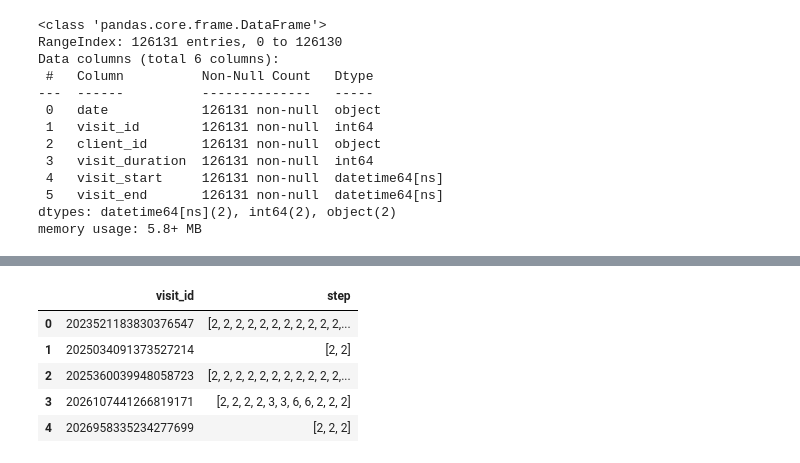
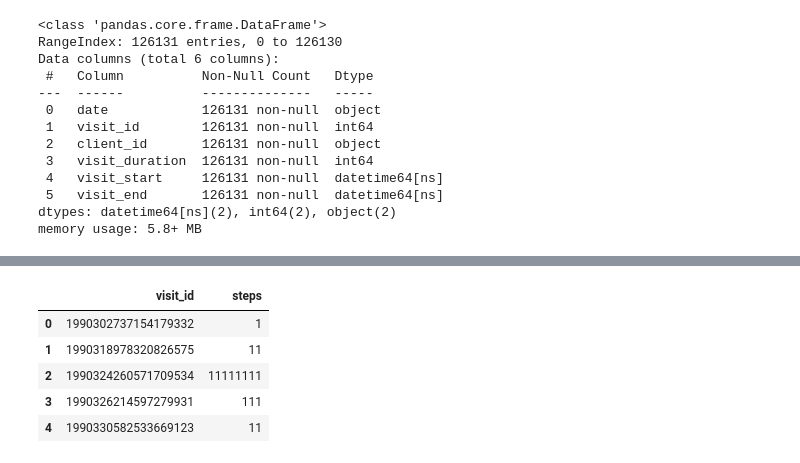
Before and after one commit to kbzunder/connectors, a Jupyter notebook: megafon.ipynb, the cells around one changed output, grey strips where cells are left out. Drawn from its saved outputs; the diff is of its cells as text; code cells hidden in the pictures.

```diff
--- a/megafon.ipynb
+++ b/megafon.ipynb
@@ -274,5 +321,5 @@ memory usage: 11.3+ MB
 # %%
-data['step'] = data['step'].astype('int')
+data['steps'] = data['steps'].astype('int')
 # %%
 data.tail()
 # %% [output]
@@ -285,3 +332,8 @@ data.tail()
+# %%
+data_new = data.copy()
+# %%
+data_new['steps'] = data_new['steps'].astype('int')
+data_new['steps'] = data_new['steps'].astype('str')
 # %%
-#определяем последовательность шагов для каждой сессии
-data_reduced = data.sort_values(by='hit_time')[['visit_id','step']].groupby('visit_id',as_index=False).agg(lambda x : list(x))
+
+data_new_reduced = data_new.sort_values(by='hit_time')[['visit_id','steps']].groupby('visit_id',as_index=False).agg(lambda x :"".join(x) )
@@ -314,9 +340,9 @@ def final_step(el):
 # %%
-data_reduced.head()
+data_new_reduced.head()
 # %% [output]
-|  | visit_id | step |
-| 0 | 2023521183830376547 | [2, 2, 2, 2, 2, 2, 2, 2, 2, 2, 2,... |
-| 1 | 2025034091373527214 | [2, 2] |
-| 2 | 2025360039948058723 | [2, 2, 2, 2, 2, 2, 2, 2, 2, 2, 2,... |
-| 3 | 2026107441266819171 | [2, 2, 2, 2, 3, 3, 6, 6, 2, 2, 2] |
-| 4 | 2026958335234277699 | [2, 2, 2] |
+|  | visit_id | steps |
+| 0 | 1990302737154179332 | 1 |
+| 1 | 1990318978320826575 | 11 |
+| 2 | 1990324260571709534 | 11111111 |
+| 3 | 1990326214597279931 | 111 |
+| 4 | 1990330582533669123 | 11 |
```
Also changed, not shown: parts of 49 cells of this notebook.
